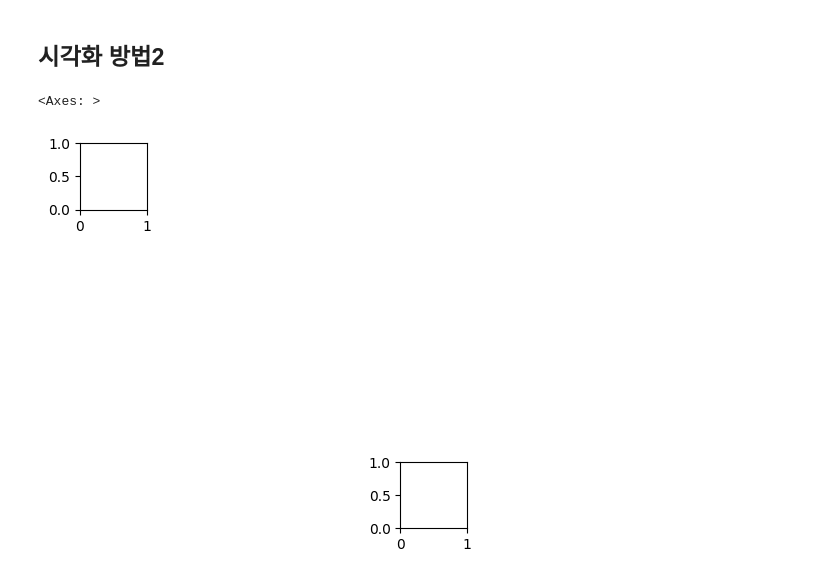
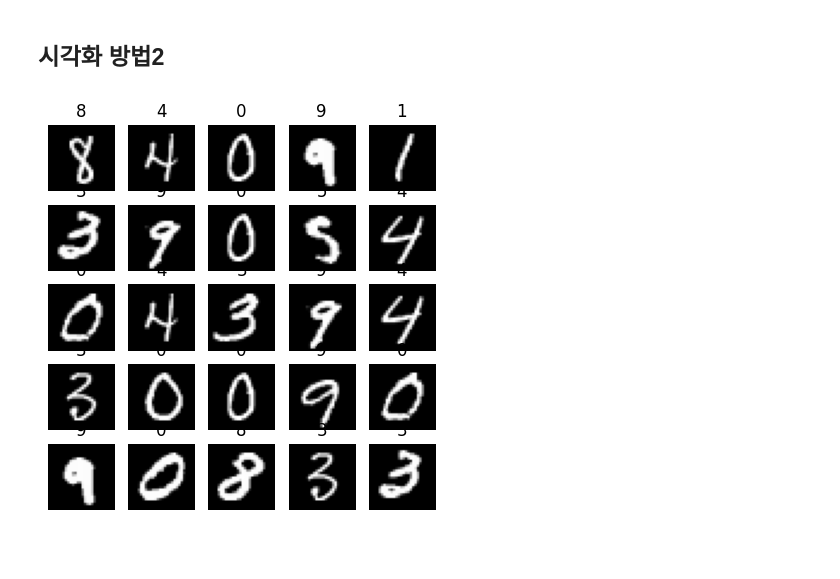
Before and after one commit to ArtistDeveloper/Model-Implementation, a Jupyter notebook: mnist_handling.ipynb, the cells around one changed output. Drawn from its saved outputs; the diff is of its cells as text; code cells hidden in the pictures; blank space fills up the shorter version.

```diff
--- a/mnist_handling.ipynb
+++ b/mnist_handling.ipynb
@@ -160,19 +160,24 @@ torch.Size([32])
 # %% [markdown]
 ## 시각화 방법2
-# %%
-# plt.figure(figsize=(5, 5))
-# cols, rows = 5, 5
-
-# fig, axes = plt.subplot(5, 5)
-
-# for i in range(rows):
-#     for j in range(cols):
-
-
-fig = plt.figure(figsize=(5, 5))
-
-fig.add_subplot(5, 5, 1)
-fig.add_subplot(5, 5, 25)
-# %% [output]
-<Axes: >
-[figure, removed]
+# %%
+rows, cols = 5, 5
+fig = plt.figure(figsize=(cols, rows))
+for i in range(rows):
+    for j in range(cols):
+        # sample의 인덱스 가져오기
+        sample_idx = torch.randint(len(x_train), size=(1,)).item()
+        img = x_train[sample_idx]
+        label = str(y_train[sample_idx].item())
+
+        # subplot을 위한 index계산
+        idx = (i * rows) + (j + 1)
+        fig.add_subplot(rows, cols, idx)
+
+        # plot 그리기
+        plt.title(label)
+        plt.axis('off')
+        plt.imshow(img.squeeze(), cmap="gray") # squeeze()연산을 통해 1제거 (그레이스케일 채널로 남아있는 것 같다.) (1,28,28)=>(28,28)
+
+plt.show()
+# %% [output]
+[figure, added]
```
Also changed, not shown: parts of 1 cell of this notebook.
